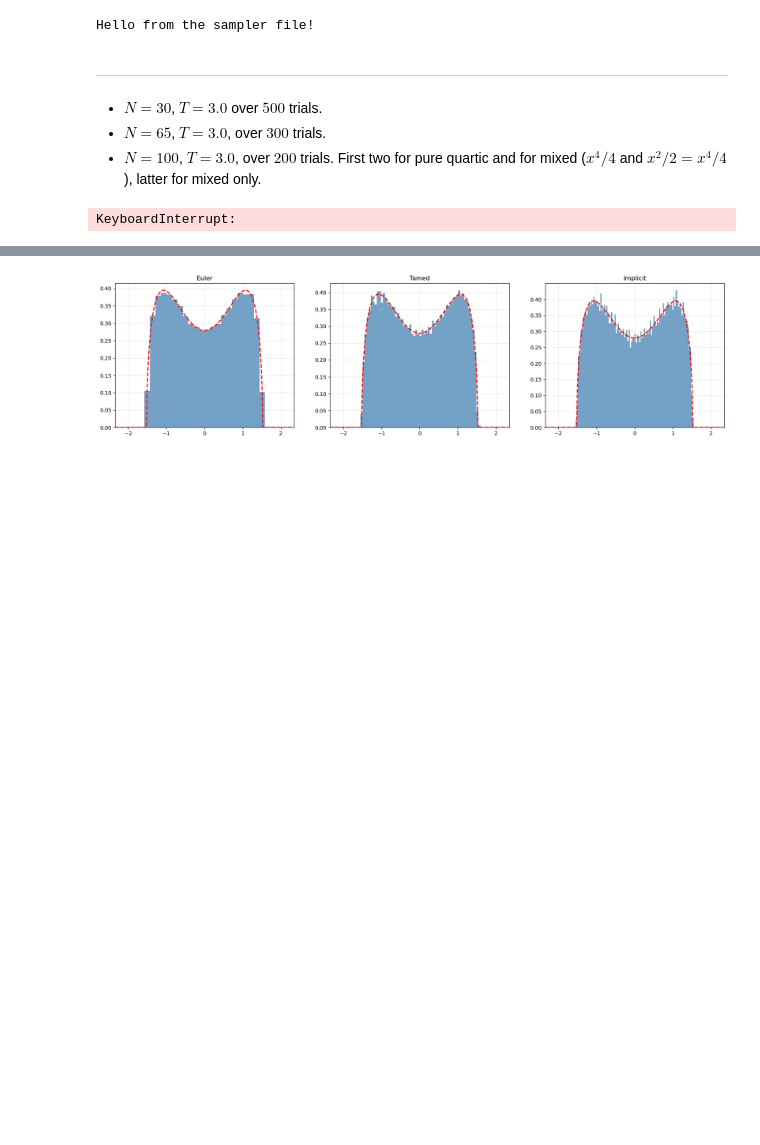
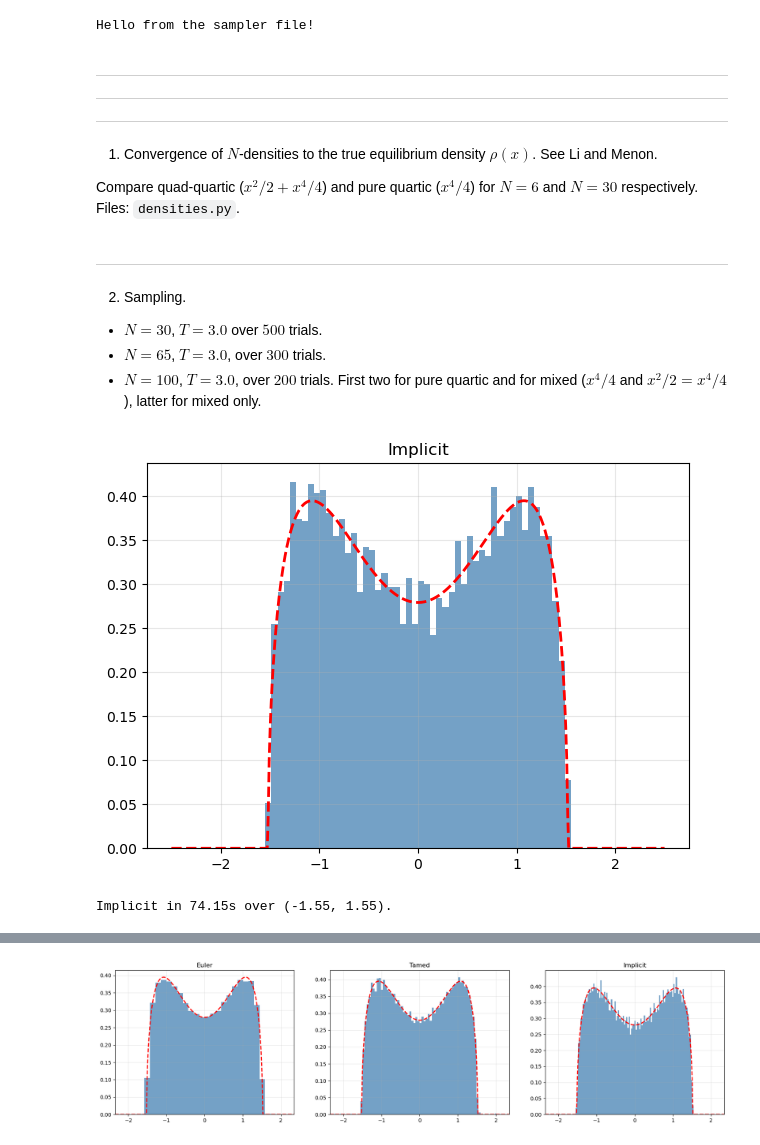
Before and after one commit to fredwdickinson/dissertation, a Jupyter notebook: code/main.ipynb, the cells around one changed output, grey strips where cells are left out. Drawn from its saved outputs; the diff is of its cells as text; code cells hidden in the pictures; blank space fills up the shorter version.

```diff
--- a/code/main.ipynb
+++ b/code/main.ipynb
@@ -18,0 +40,40 @@ warnings.filterwarnings('ignore', category = RuntimeWarning)
+# %%
+# Longer compiling times - only use when finished.
+plt.rcParams.update({"text.usetex": True})
+# %% [markdown]
+---
+---
+---
+# %% [markdown]
+1. Convergence of $N$-densities to the true equilibrium density $\rho(x)$.
+See Li and Menon.
+
+Compare quad-quartic ($x^2/2 + x^4/4$) and pure quartic ($x^4/4$) for $N = 6$ and $N = 30$ respectively. Files: `densities.py`.
+# %%
+# CALCULATE limiting and N-distributions.
+param_choices = [(6, "quad-quartic"), (30, "quad-quartic"), (6, "quartic"), (30, "quartic")]
+grid = np.linspace(-2.5, 2.5, 500)
+K_Ns = []
+rhos = []
+
+def get_potential(type):
+    if (type == "quad-quartic"):
+        return lambda x: x**2/2 + x**4/4
+    elif (type == "quartic"):
+        return lambda x: x**4/4
+    else:
+        raise ValueError(f"Potential {type} not found.")
+
+for k, choices in enumerate(param_choices):
+    N, pot_type = choices
+    potential = get_potential(pot_type)
+
+    # Same process as in paper, uses GS construction.
+    pis, c_sqrs = densities.orthogonal_polys(N, potential, grid)
+    K_N = densities.construct_kernel(N, potential, grid, pis, c_sqrs)
+
+    q = 1 if (pot_type == "quad-quartic") else 0
+    rho = densities.theoretical_density(grid, q = q, g = 1)
+
+    K_Ns.append(np.diag(K_N) / N) # Moved from the plotting part.
+    rhos.append(rho)
@@ -19,14 +98,18 @@ warnings.filterwarnings('ignore', category = RuntimeWarning)
 # %% [markdown]
+
 ---
+
+2. Sampling.
 - $N = 30$, $T = 3.0$ over $500$ trials.
 - $N = 65$, $T = 3.0$, over $300$ trials.
 - $N = 100$, $T = 3.0$, over $200$ trials.
 First two for pure quartic and for mixed ($x^4/4$ and $x^2/2 = x^4/4$), latter for mixed only.
 # %%
-N = 30; T = 3.0; num_trials = 500; potential = "quartic";
+N = 50; T = 5.0; num_trials = 100; potential = "quartic";
 
 methods, results, infos = helpers.get_results(N, T, num_trials, potential, methods = ["implicit"])
 helpers.plot_results(potential, methods, results)
 print(*infos)
 # %% [output]
+[figure, added]
-KeyboardInterrupt:
+Implicit in 74.15s over (-1.55, 1.55).
```
Also changed, not shown: parts of 4 cells of this notebook, 3 other files.
